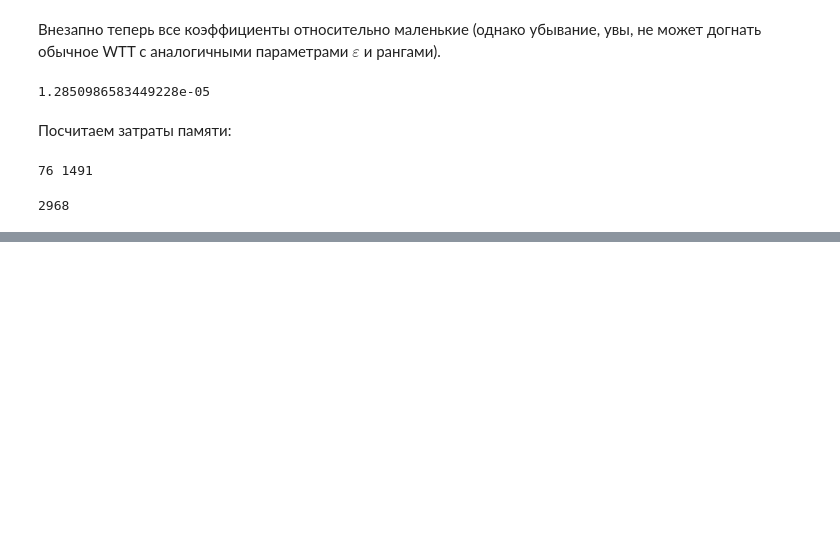
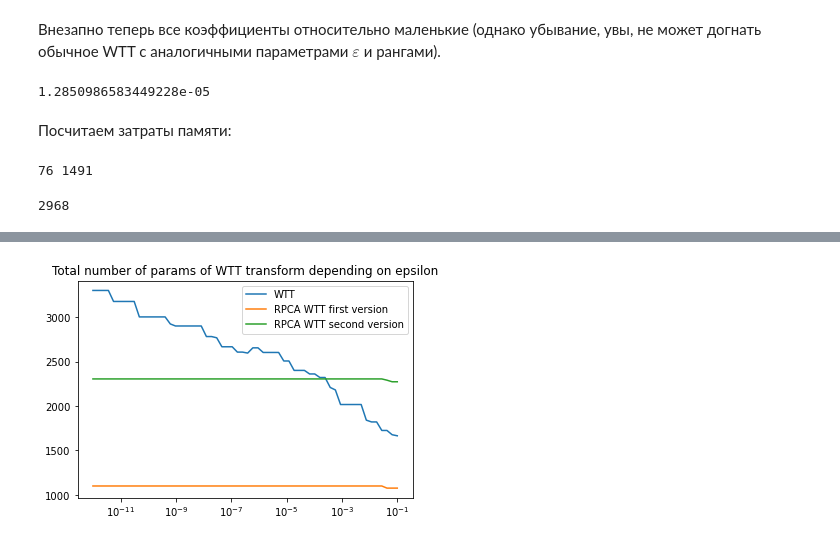
Before and after one commit to d1kolyadin/AMI_diploma, a Jupyter notebook: wtt-rpca-3.ipynb, the cells around one changed output, grey strips where cells are left out. Cells and saved outputs as stored; diff of their text form; code cells hidden in the pictures; blank space fills up the shorter version.

```diff
--- a/wtt-rpca-3.ipynb
+++ b/wtt-rpca-3.ipynb
@@ -839,0 +717,13 @@ plt.show()
+# %%
+d = 10
+n = 2 ** d
+left = 0.
+right = 1.
+
+linspace = np.linspace(left, right, n)
+
+signal = values(lambda x: np.cos(100 * x ** 2) - np.sin(150 * x ** 2), left, right, n)
+
+modes = [2] * d
+ranks_est = [25] * (d - 1)
+eps = 1e-4
@@ -839,0 +940,10 @@ plt.show()
+# %%
+plt.plot(epsilons, params_num_wtt_com + params_num_wtt_mem, label='WTT')
+plt.plot(epsilons, params_num_wttrpca1_com + params_num_wttrpca1_mem, label='RPCA WTT first version')
+plt.plot(epsilons, params_num_wttrpca2_com + params_num_wttrpca2_mem, label='RPCA WTT second version')
+plt.xscale('log')
+plt.title("Total number of params of WTT transform depending on epsilon")
+plt.legend()
+plt.show()
+# %% [output]
+[figure, added]
```
Also changed, not shown: parts of 13 cells of this notebook.
